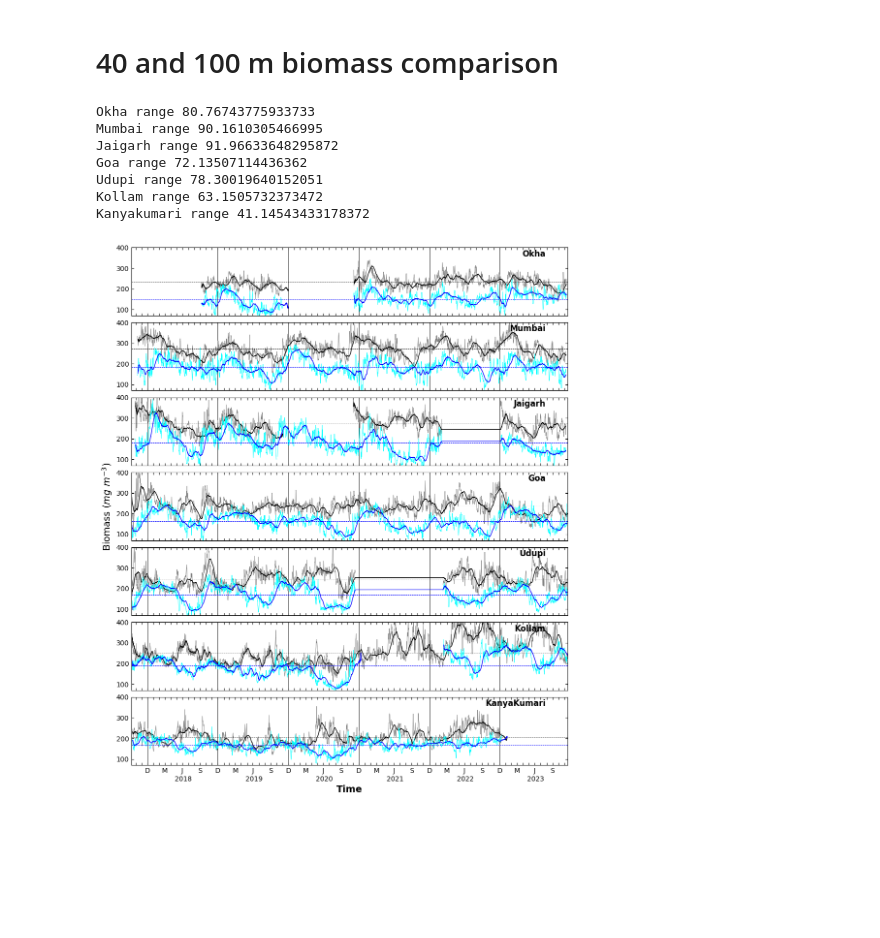
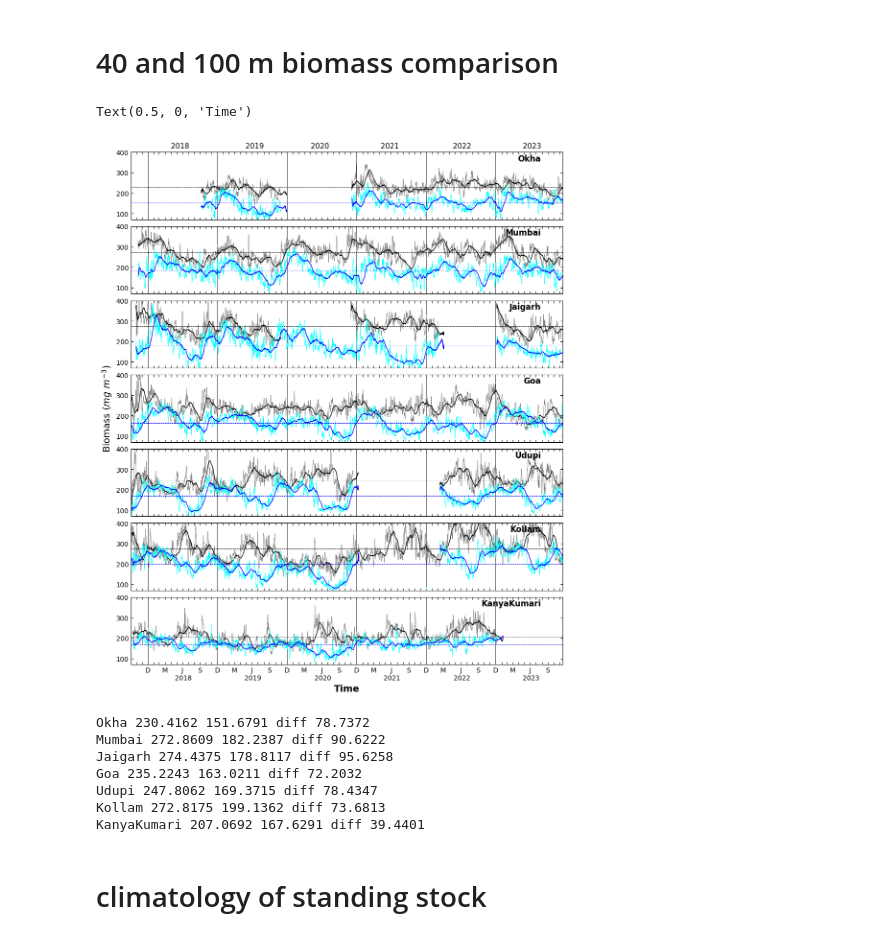
Before and after one commit to ranzan998/backscatter_wc, a Jupyter notebook: scripts/daily_and_monthly.ipynb, the cells around one changed output. Cells and saved outputs as stored; diff of their text form; code cells hidden in the pictures; blank space fills up the shorter version.

```diff
--- a/scripts/daily_and_monthly.ipynb
+++ b/scripts/daily_and_monthly.ipynb
@@ -293,37 +266,24 @@ Text(0.5, 1.0, 'Depth integrated Standing Stock')
 # %% [markdown]
 # 40 and 100 m biomass comparison
 # %%
-path="/media/scilab/disk_ranjan/works/westcoast_adcp1/backscatternew/6bs/bs/bs_regridded/bs_bm/merged/"
+path="/media/scilab/disk_ranjan/works/westcoast_adcp1/backscatternew/7adcp_biomass/"
 files=sorted([f for f in os.listdir(path) if f.endswith('.nc')])
 ds = [xr.open_dataset(path+f) for f in files]
 # %%
-dsd = [ds[i].resample(TIME='24H').mean() for i in range(len(files))]
+dsd = [ds[i].resample(TIME='24h').mean() for i in range(len(files))]
 # %%
 dsm = [ds[i].rolling(TIME=720,min_periods=48).mean() for i in range(len(files))]
 # %%
-dsmon = [ds[i].resample(TIME='M').mean() for i in range(7)]
+dsmon = [ds[i].resample(TIME='ME').mean() for i in range(7)]
-# %%
-names = ["Okha",'Mumbai','Jaigarh',"Goa","Udupi","Kollam","Kanyakumari"]
-
-for i in range(7):
-    mean40 = dsm[i].BIOMASS[:,10,0,0].T.mean()
-    mean104 = dsm[i].BIOMASS[:,26,0,0].T.mean()
-    diff = mean40 - mean104
-    print(names[i],"range",diff.values)
-# %% [output]
-Okha range 80.76743775933733
-Mumbai range 90.1610305466995
-Jaigarh range 91.96633648295872
-Goa range 72.13507114436362
-Udupi range 78.30019640152051
-Kollam range 63.1505732373472
-Kanyakumari range 41.14543433178372
 # %%
 import pandas as pd
 
 fig, ax = plt.subplots(nrows=7,ncols=1,figsize=(10,12),sharex=True,sharey=True)
 names = ["Okha",'Mumbai','Jaigarh',"Goa","Udupi","Kollam","KanyaKumari"]
 plt.subplots_adjust(wspace=0.04,left=0.07,bottom=0.06,top=0.95,hspace=0.1,right = 0.97)
+diff_40_104 = []      #diff in biomass btween 40 and 104
+bm40 = []            #mean biomass at 40 m
+bm104 = []          #mean biomass at 104 m
 for i in range(7):
     tklb = []
     for t in dsmon[i].TIME.values:
@@ -334,39 +294,56 @@ for i in range(7):
         elif monlb == "Sep":
             tklb.append(f'{monlb[0]}')
         elif monlb == "Dec":
             tklb.append(f'{monlb[0]}')
             ax[i].axvline(t,color='k',linewidth=0.6)
             ax[i].axvline(t,color='k',linewidth=0.5)
         elif monlb == "Mar":
             tklb.append(f'{monlb[0]}')
         else:
             tklb.append("")
 
-    ax[i].plot(dsd[i].TIME,dsd[i].BIOMASS[:,10,0,0].T,linewidth=0.6,color='grey',label="daily biomass (40m)")
-    ax[i].plot(dsm[i].TIME,dsm[i].BIOMASS[:,10,0,0].T,linewidth=1,color='k',label="monthly biomass (40m)")
+    ax[i].plot(dsd[i].TIME,dsd[i].BIOMASS1[:,10,0,0].T,linewidth=0.6,color='grey',label="daily biomass (40m)")
+    ax[i].plot(dsm[i].TIME,dsm[i].BIOMASS1[:,10,0,0].T,linewidth=1,color='k',label="monthly biomass (40m)")
     # plot the mean line for each
-    ax[i].axhline(dsm[i].BIOMASS[:,10,0,0].T.mean(),linewidth=0.6,linestyle='--',color='black',label="mean (40m)")
-    ax[i].plot(dsd[i].TIME,dsd[i].BIOMASS[:,26,0,0].T,linewidth=0.6,color='cyan',label="daily biomass (104m)")
-    ax[i].plot(dsm[i].TIME,dsm[i].BIOMASS[:,26,0,0].T,linewidth=1,color='blue',label="monthly biomass (104m)")
-
-    ax[i].axhline(dsm[i].BIOMASS[:,26,0,0].T.mean(),linewidth=0.6,linestyle='--',color='blue',label="mean (104m)")
+    ax[i].axhline(dsm[i].BIOMASS1[:,10,0,0].T.mean(),linewidth=0.6,linestyle='--',color='black',label="mean (40m)")
+    ax[i].plot(dsd[i].TIME,dsd[i].BIOMASS1[:,26,0,0].T,linewidth=0.6,color='cyan',label="daily biomass (104m)")
+    ax[i].plot(dsm[i].TIME,dsm[i].BIOMASS1[:,26,0,0].T,linewidth=1,color='blue',label="monthly biomass (104m)")
+    diff = dsm[i].BIOMASS1[:,10,0,0].T.mean() - dsm[i].BIOMASS1[:,26,0,0].T.mean()
+    bm40.append(dsm[i].BIOMASS1[:,10,0,0].T.mean().values.round(4))
+    bm104.append(dsm[i].BIOMASS1[:,26,0,0].T.mean().values.round(4))
+    diff_40_104.append(diff.values.round(4))
+    ax[i].axhline(dsm[i].BIOMASS1[:,26,0,0].T.mean(),linewidth=0.6,linestyle='--',color='blue',label="mean (104m)")
 
     ax[i].set_xticks(dsmon[i].TIME,tklb)
 
     ax[i].text(0.95, 0.97, names[i],transform=ax[i].transAxes, fontsize=12, va='top', ha='right',color='black',fontweight="bold")
     ax[i].tick_params(axis='both', which='both', direction='in', right=True, top=True)
 
 
     ax[i].set_xlim(xmin=dsd[i].TIME[0],xmax=dsd[i].TIME[-1])
     ax[i].set_ylim(ymin=70,ymax=400)
+ax[0].set_title("                 2018                        2019                    2020                      2021                       2022                      2023",fontsize=11,loc='left')
 
 ax[3].set_ylabel('Biomass ($mg \ m^{-3}$)',fontsize=14)
 
 
 #ax[0].legend(loc='upper left')
 
 ax[6].set_xlabel("Time",fontsize=14,fontweight='bold')
 
-plt.savefig("/media/scilab/disk_ranjan/works/westcoast_adcp1/backscatternew/6bs/bs/bs_regridded/bs_bm/merged/figure_02_biomass_40m_104m.png",dpi=300,facecolor='w')
+#plt.savefig("/media/scilab/disk_ranjan/works/westcoast_adcp1/backscatternew/7adcp_biomass/figures/figure_02_biomass_40m_104m.png",dpi=300,facecolor='w')
 # %% [output]
+Text(0.5, 0, 'Time')
-[figure, old version]
+[figure, new version]
+# %%
+
+for i in range(7):
+    print(names[i],bm40[i],bm104[i],"diff",diff_40_104[i])
+# %% [output]
+Okha 230.4162 151.6791 diff 78.7372
+Mumbai 272.8609 182.2387 diff 90.6222
+Jaigarh 274.4375 178.8117 diff 95.6258
+Goa 235.2243 163.0211 diff 72.2032
+Udupi 247.8062 169.3715 diff 78.4347
+Kollam 272.8175 199.1362 diff 73.6813
+KanyaKumari 207.0692 167.6291 diff 39.4401
@@ -372,0 +365,2 @@ plt.savefig("/media/scilab/disk_ranjan/works/westcoast_adcp1/backscatternew/6bs/
+# %% [markdown]
+# climatology of standing stock
```
Also changed, not shown: parts of 18 cells of this notebook, 27 other files.
